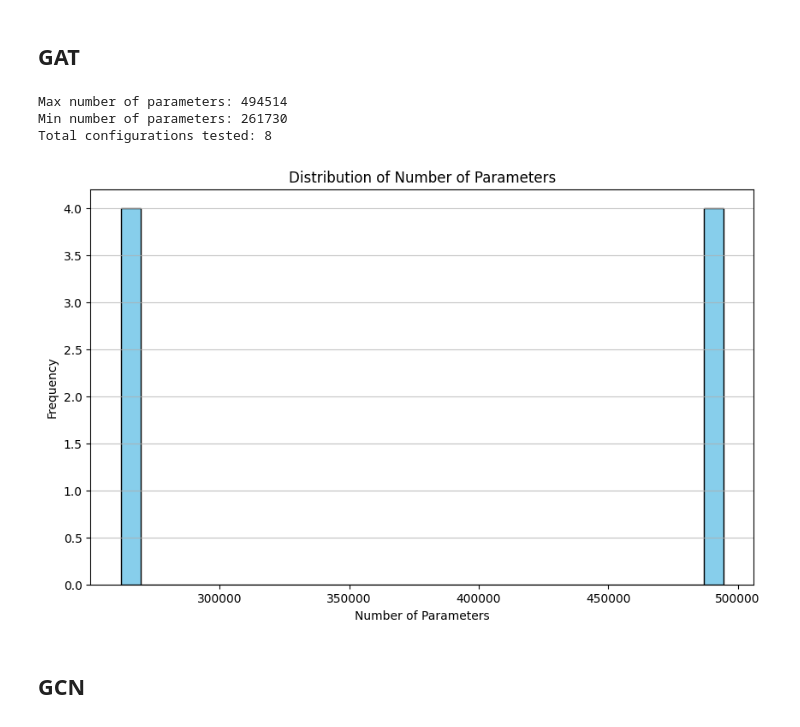
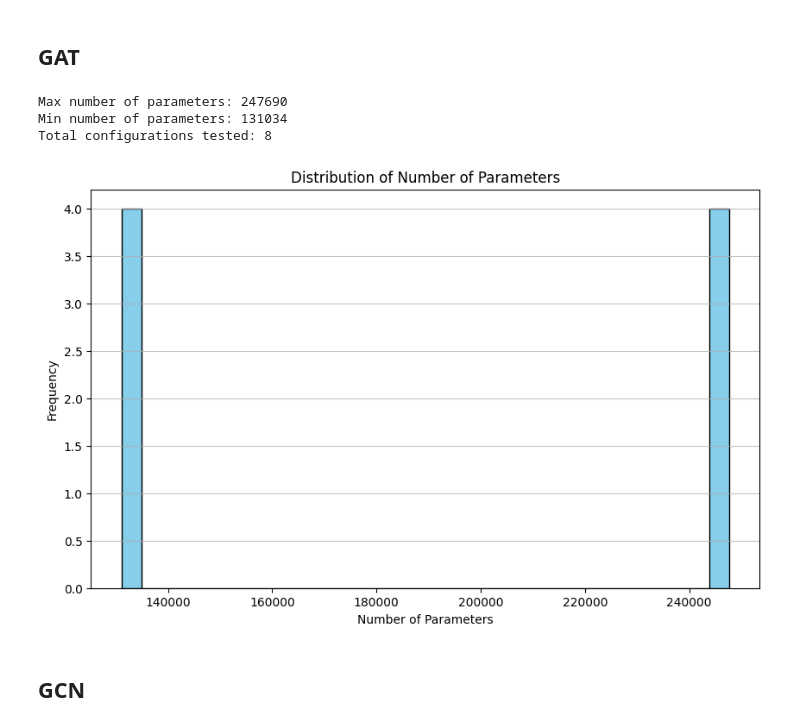
Before and after one commit to geometric-intelligence/TopoProteo, a Jupyter notebook: hyperparameter_search_analysis.ipynb, the cells around one changed output. Cells and saved outputs as stored; diff of their text form; code cells hidden in the pictures.

```diff
--- a/hyperparameter_search_analysis.ipynb
+++ b/hyperparameter_search_analysis.ipynb
@@ -158,18 +158,18 @@ feature_encoder_out_channels_gatv4 = [1,8]
 
 
 gat_num_layers = [2]                     # Fix to 2
-gat_hidden_channels = [4]             # Lower than before
-gat_heads = [2, 4]                          # Avoid high head count
+gat_hidden_channels = [2] #unused
+gat_heads = [1, 2]                          # Avoid high head count
 
 
 gcn_num_layers = [2]
-gcn_hidden_channels = [4]
+gcn_hidden_channels = [4] #unused
 
 #correct shared baselines
-fc_dims= [[8,4,2],[16,8,4]]
-feature_encoder_dims = [8]
-graph_encoder_dims= [16, 8]
-feature_encoder_out_channels= [2]
+fc_dims= [[8,4,2],[16,8,4]] #DONE
+feature_encoder_dims = [8] #DONE
+graph_encoder_dims= [16, 8] #DONE
+feature_encoder_out_channels= [2] #DONE
 
 #good
 readout_graph_encoder_dims = [512,256],[256,128] #[512,256,128]
@@ -266,7 +266,7 @@ Total configurations tested:  16
 # %% [markdown]
 ## GAT ##
 # %%
-def load_config_and_model_gat(model_name, hidden_channels, heads, out_channels, num_layers, fc_dim, graph_encoder_dim, feature_encoder_dim):
+def load_config_and_model_gat(model_name, heads, out_channels, num_layers, fc_dim, graph_encoder_dim, feature_encoder_dim):
     cfg = compose(
         config_name="run.yaml",
         overrides=[
@@ -277,7 +277,6 @@ def load_config_and_model_gat(model_name, hidden_channels, heads, out_channels,
             f"model.feature_encoder.out_channels={out_channels}",
 
             # Backbone (GAT-specific)
-            f"model.backbone.hidden_channels={hidden_channels}",
             f"model.backbone.heads={heads}",
             f"model.backbone.num_layers={num_layers}",
             # Readout
@@ -298,48 +297,46 @@ def load_config_and_model_gat(model_name, hidden_channels, heads, out_channels,
 # %%
 total_params_list_combined = []
 
 # Iterate over GAT parameter combinations
 for out_channels in feature_encoder_out_channels:
     for num_layers in gat_num_layers:
-        for hidden_channels in gat_hidden_channels:
-            for heads in gat_heads:
-                for fc_dim in fc_dims:
-                    for graph_encoder_dim in graph_encoder_dims:
-                        for feature_encoder_dim in feature_encoder_dims:
-                            try:
-                                model = load_config_and_model_gat(
-                                    model_name="graph/gat",
-                                    hidden_channels=hidden_channels,
-                                    heads=heads,
-                                    out_channels=out_channels,
-                                    num_layers=num_layers,
-                                    fc_dim=fc_dim,
-                                    graph_encoder_dim=graph_encoder_dim,
-                                    feature_encoder_dim=feature_encoder_dim,
-                                )
-                                total_params = sum(p.numel() for p in model.parameters())
-                                total_params_list_combined.append(total_params)
-                            except Exception as e:
-                                print(f"⚠️ Skipped combo due to error: {e}")
-                                continue
+        for heads in gat_heads:
+            for fc_dim in fc_dims:
+                for graph_encoder_dim in graph_encoder_dims:
+                    for feature_encoder_dim in feature_encoder_dims:
+                        try:
+                            model = load_config_and_model_gat(
+                                model_name="graph/gat",
+                                heads=heads,
+                                out_channels=out_channels,
+                                num_layers=num_layers,
+                                fc_dim=fc_dim,
+                                graph_encoder_dim=graph_encoder_dim,
+                                feature_encoder_dim=feature_encoder_dim,
+                            )
+                            total_params = sum(p.numel() for p in model.parameters())
+                            total_params_list_combined.append(total_params)
+                        except Exception as e:
+                            print(f"⚠️ Skipped combo due to error: {e}")
+                            continue
 
 # Summary
 print("Max number of parameters:", max(total_params_list_combined))
 print("Min number of parameters:", min(total_params_list_combined))
 print("Total configurations tested:", len(total_params_list_combined))
 # Plot the distribution of the number of parameters
 plt.figure(figsize=(10, 6))
 plt.hist(total_params_list_combined, bins=30, color='skyblue', edgecolor='black')
 plt.title('Distribution of Number of Parameters')
 plt.xlabel('Number of Parameters')
 plt.ylabel('Frequency')
 plt.grid(axis='y', alpha=0.75)
 plt.show()
 # %% [output]
-Max number of parameters: 494514
-Min number of parameters: 261730
+Max number of parameters: 247690
+Min number of parameters: 131034
 Total configurations tested: 8
-[figure, old version]
+[figure, new version]
 # %% [markdown]
 ## GCN ##
 # %%
```
Also changed, not shown: parts of 2 cells of this notebook, 2 other files.
